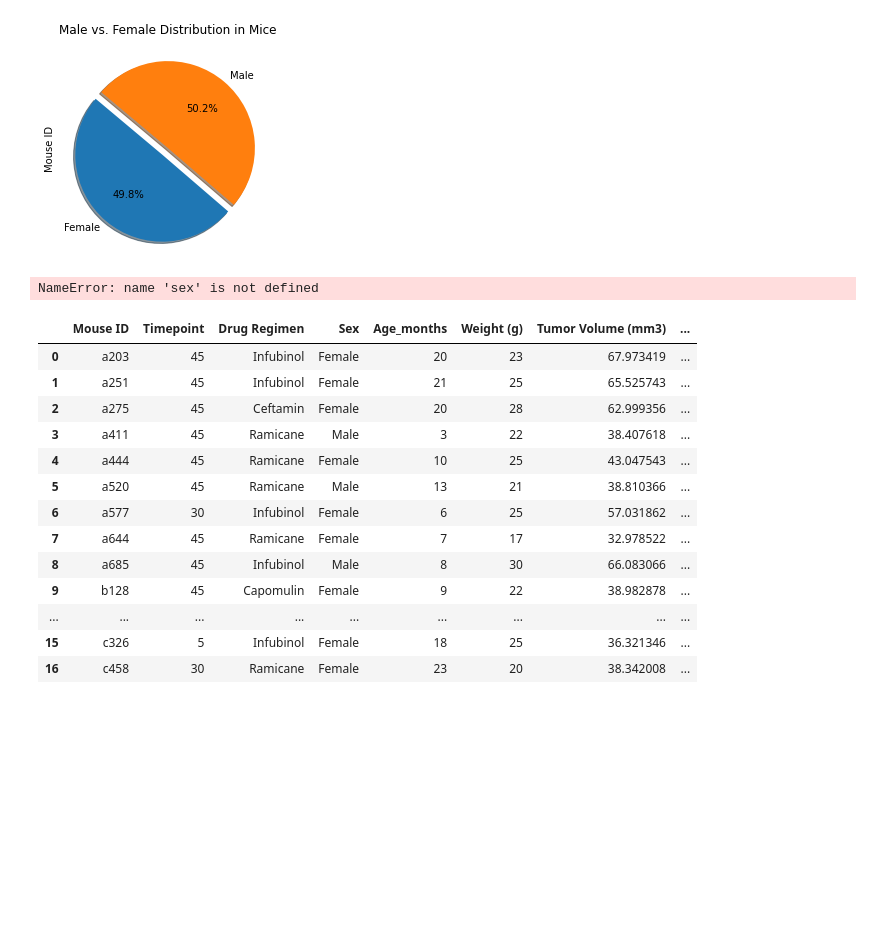
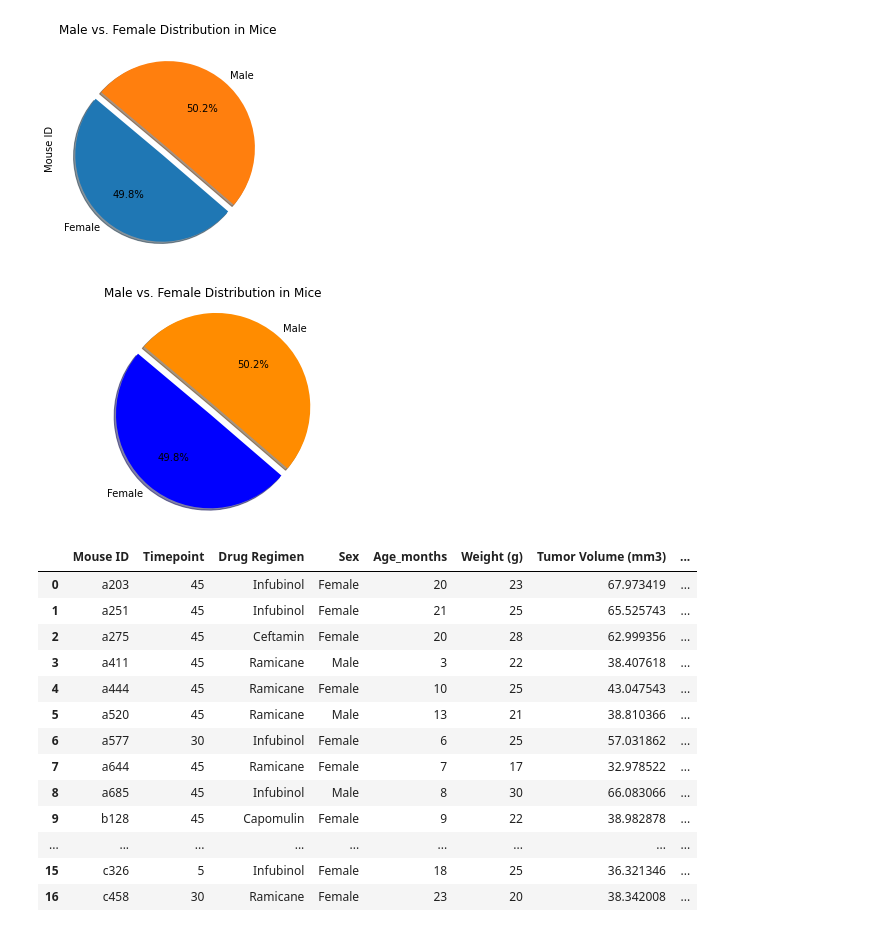
Before and after one commit to eenabow/Matplotlib_challenge, a Jupyter notebook: Pymaceuticals/pymaceuticals_starter.ipynb, the cells around one changed output. Drawn from its saved outputs; the diff is of its cells as text; code cells hidden in the pictures; blank space fills up the shorter version.

```diff
--- a/Pymaceuticals/pymaceuticals_starter.ipynb
+++ b/Pymaceuticals/pymaceuticals_starter.ipynb
@@ -213,18 +213,15 @@ gender_distribution.plot(kind="pie", title="Male vs. Female Distribution in Mice
 [figure]
 # %%
 # Generate a pie plot showing the distribution of female versus male mice using pyplot
-values= sex
-labels= sex.index
-
 colors=["blue", "darkorange"]
 
 plt.pie(gender_distribution.values, labels=gender_distribution.index.values, colors=colors, explode= explode, autopct="%1.1f%%", startangle=140, shadow=True)
 
 plt.axis("equal")
 plt.title("Male vs. Female Distribution in Mice")
 plt.show()
 # %% [output]
-NameError: name 'sex' is not defined
+[figure, added]
 # %%
 # Calculate the final tumor volume of each mouse across four of the treatment regimens:  "Capomulin", "Ramicane", "Infubinol", "Ceftamin"
 
```
